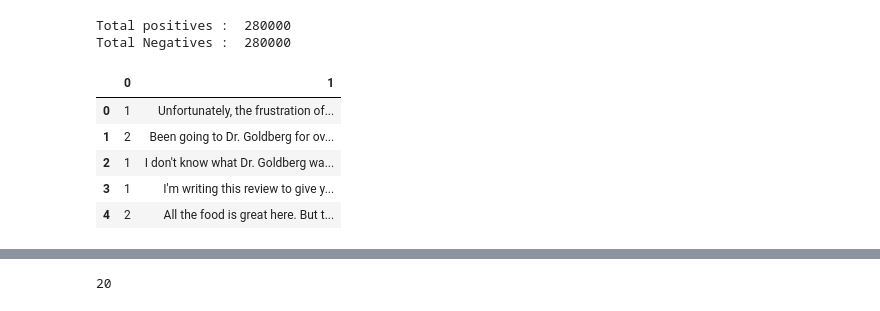
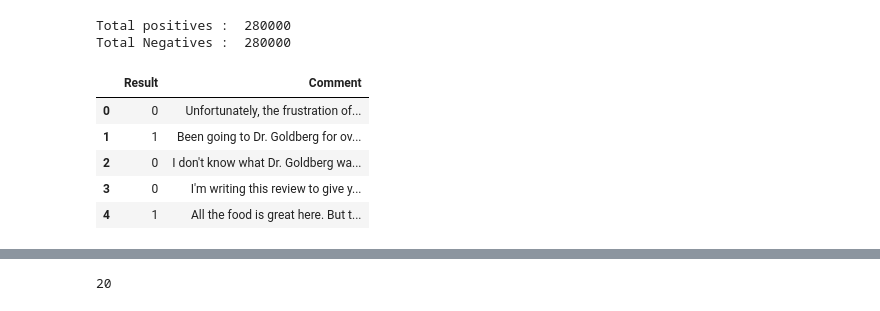
Before and after one commit to dev-ramesh/YelpReviews, a Jupyter notebook: Yelp_Reviews_Exploratory_Data_AnalysisGC.ipynb, the cells around one changed output, grey strips where cells are left out. Drawn from its saved outputs; the diff is of its cells as text; code cells hidden in the pictures.

```diff
--- a/Yelp_Reviews_Exploratory_Data_AnalysisGC.ipynb
+++ b/Yelp_Reviews_Exploratory_Data_AnalysisGC.ipynb
@@ -21,7 +22,7 @@ import pandas as pd
 import numpy as np
 import nlpaug.augmenter.word as nlpaw
 from sklearn.model_selection import train_test_split
-import tqdm as tqdm
+from tqdm import tqdm
 import os
 import random
 import seaborn as sns
@@ -39,41 +40,54 @@ import dask
 import dask.dataframe as dd
 
 # Import utility functions
 # from train_utils import batch_encode
 
 # Import matplotlib
 pd.plotting.register_matplotlib_converters()
 import matplotlib.pyplot as plt
 get_ipython().run_line_magic('matplotlib', 'inline')
 
 # Import utility functions
 from data_utils import analyze_dist,augment_sentence,augment_text,combine_toxic_classes,get_relevant_words,undersample_majority
 
 # Load the data
-dask_df_train_valid = dd.read_csv('train.csv',header=None)
-dask_df_train_valid.npartitions
+dask_df_train_valid = pd.read_csv('train.csv',engine='python', encoding='utf-8', error_bad_lines=False,header=None)
+dask_df_train_valid.columns =['Result', 'Comment']
+# dask_df_train_valid.npartitions
+
+# dask_df_train_valid[0] = dask_df_train_valid[0].mask(dask_df_train_valid[0] == 1, 0)
+# dask_df_train_valid[0] = dask_df_train_valid[0].mask(dask_df_train_valid[0] == 2, 1)
+
+dask_df_train_valid.loc[dask_df_train_valid['Result'] == 1,'Result'] = 0
+dask_df_train_valid.loc[dask_df_train_valid['Result'] == 2,'Result'] = 1
+
 
 test = pd.read_csv('test.csv',engine='python', encoding='utf-8', error_bad_lines=False,header=None)
-y_test=test[0]
+test.columns =['Result', 'Comment']
+test.loc[test['Result'] == 1,'Result'] = 0
+test.loc[test['Result'] == 2,'Result'] = 1
+
+
+y_test=test['Result']
 # Check data
 # 1= Negative , 2 = Positive
 
-df_pos = dask_df_train_valid[(dask_df_train_valid[0] == 2)].compute()
+df_pos = dask_df_train_valid[dask_df_train_valid['Result'] == 1]
 print("Total positives : ",df_pos.shape[0])
 
-df_neg = dask_df_train_valid[(dask_df_train_valid[0] == 1)].compute()
+df_neg = dask_df_train_valid[dask_df_train_valid['Result'] == 0]
 print("Total Negatives : ",df_neg.shape[0])
 
 
 # Allow us to see full text (not truncated)
 pd.set_option('display.max_colwidth', None)
 dask_df_train_valid.head()
 # %% [output]
 Total positives :  280000
 Total Negatives :  280000
-|  | 0 | 1 |
-| 0 | 1 | Unfortunately, the frustration of... |
-| 1 | 2 | Been going to Dr. Goldberg for ov... |
-| 2 | 1 | I don't know what Dr. Goldberg wa... |
-| 3 | 1 | I'm writing this review to give y... |
-| 4 | 2 | All the food is great here. But t... |
+|  | Result | Comment |
+| 0 | 0 | Unfortunately, the frustration of... |
+| 1 | 1 | Been going to Dr. Goldberg for ov... |
+| 2 | 0 | I don't know what Dr. Goldberg wa... |
+| 3 | 0 | I'm writing this review to give y... |
+| 4 | 1 | All the food is great here. But t... |
```
Also changed, not shown: parts of 26 cells of this notebook.
